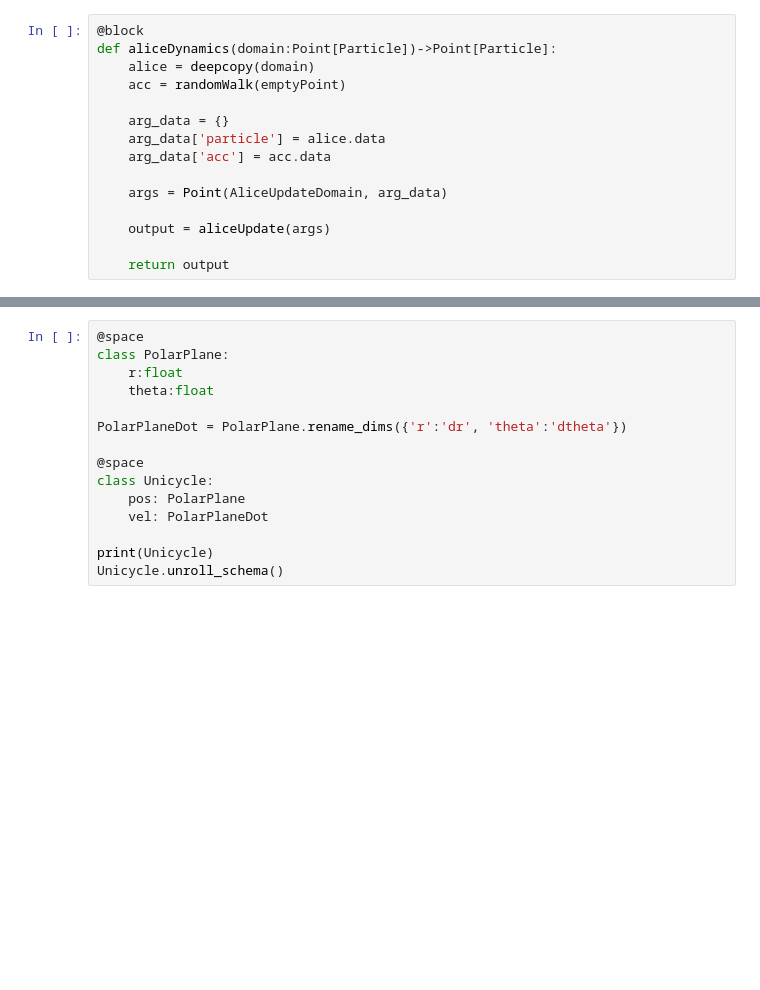
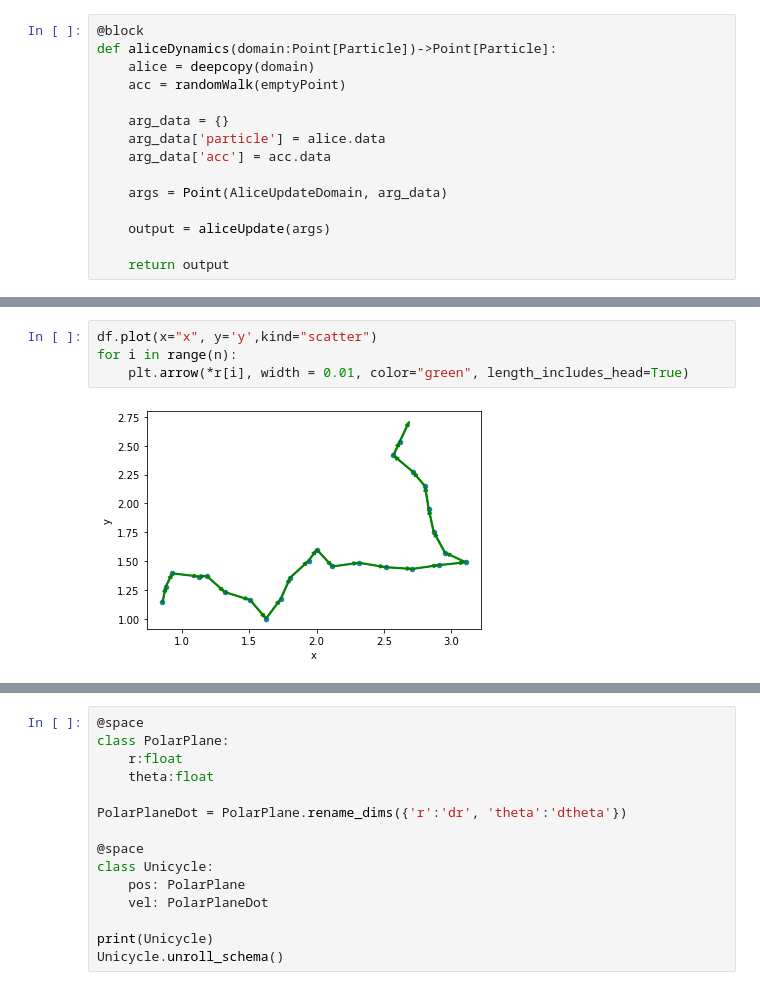
Before and after one commit to cadCAD-org/cadcad-ri, a Jupyter notebook: tag.ipynb, the cells around one changed output, grey strips where cells are left out. Drawn from its saved outputs; the diff is of its cells as text; blank space fills up the shorter version.

```diff
--- a/tag.ipynb
+++ b/tag.ipynb
@@ -361,0 +416,6 @@ Point in space Particle has data
+# %%
+df.plot(x="x", y='y',kind="scatter")
+for i in range(n):
+    plt.arrow(*r[i], width = 0.01, color="green", length_includes_head=True)
+# %% [output]
+[figure, added]
```
Also changed, not shown: parts of 13 cells of this notebook.
